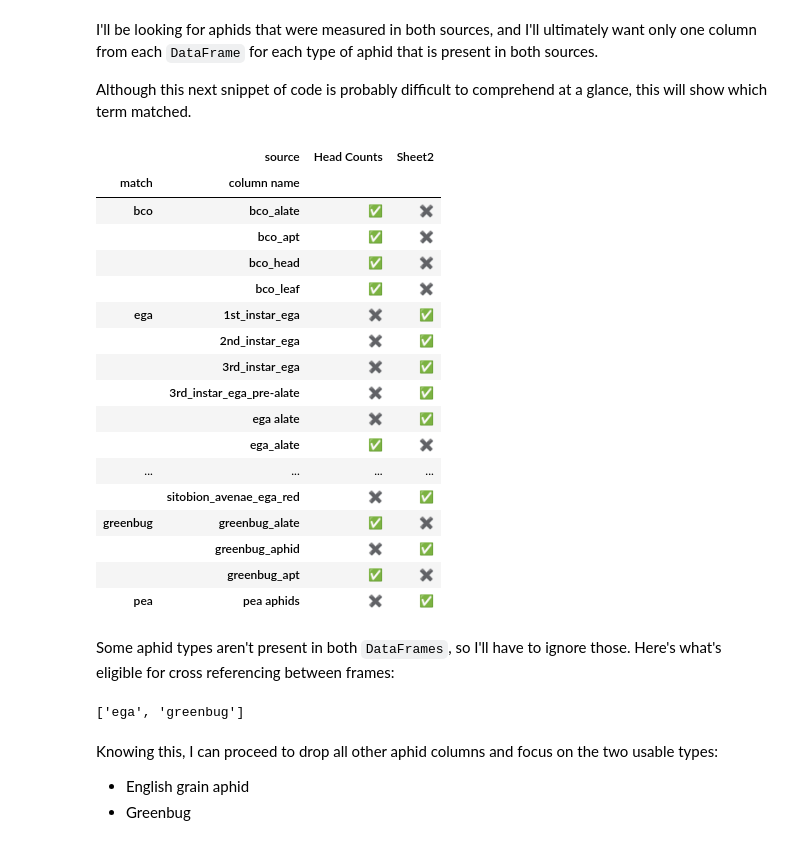
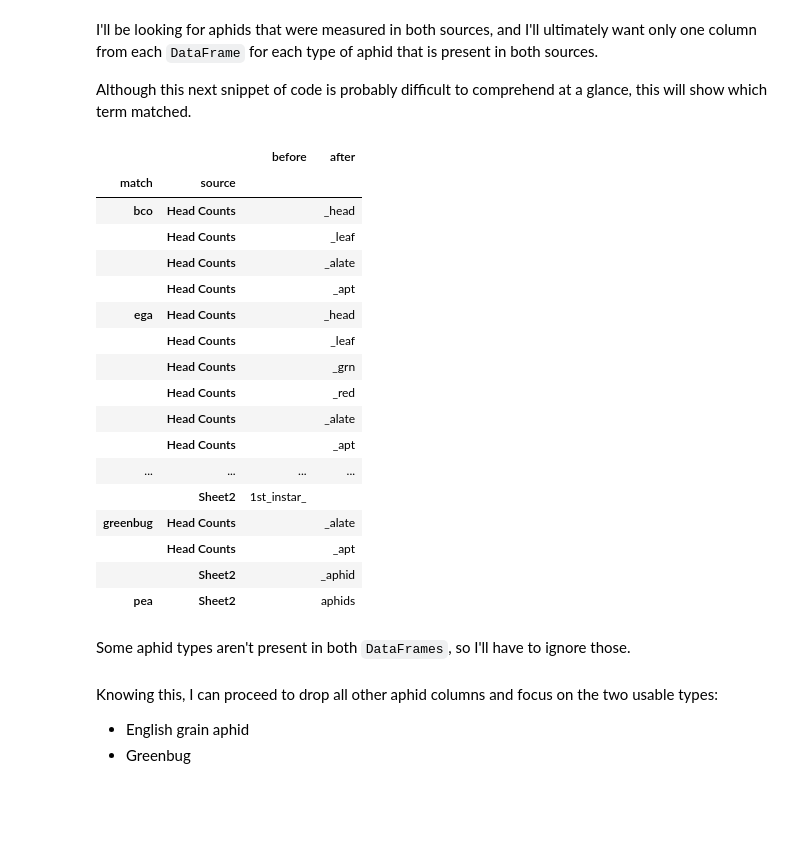
Before and after one commit to devvyn/aafc-field-data, a Jupyter notebook: notebook/projects/2016-sweep-vs-tiller/2016-sweep-vs-tiller.ipynb, the cells around one changed output. Cells and saved outputs as stored; diff of their text form; code cells hidden in the pictures; blank space fills up the shorter version.

Commit message:
:construction: :memo: improve meaningfulness of tables

```diff
--- a/notebook/projects/2016-sweep-vs-tiller/2016-sweep-vs-tiller.ipynb
+++ b/notebook/projects/2016-sweep-vs-tiller/2016-sweep-vs-tiller.ipynb
@@ -1644,77 +1644,58 @@ Although this next snippet of code is probably difficult to comprehend at a glan
 # %%
 aphid_column_names = (
     pandas.concat(
         (
             {
                 name: (
                     frame
                     .columns[
-                        frame
-                        .columns
-                        .str.contains(aphid_term_pattern)
-                        &
-                        ~ (
+                        (
+                            frame.columns
+                            .str.contains(aphid_term_pattern)
+                        ) & ~ (
                             frame
                             .columns
                             .str.contains(excluded_term_pattern)
                         )
                     ]
                 ).to_series()
                 for name, frame in sheets_to_compare.items()
             }
         ),
         sort=True,
         names=['source', 'column name'],
     )
     .str.extract(
-        f'(?P<match>{conjoin_patterns(aphid_terms)})'
+        f'(?P<before>.*?)(?P<match>{conjoin_patterns(aphid_terms)})(?P<after>.*)',
+        expand=False,
     )
     .set_index('match', append=True)
-    .reorder_levels(order=(2, 1, 0), axis='index')
+    .reset_index('column name', drop=True)
+    .reorder_levels(order=(1, 0,), axis='index')
+    .sort_index(level="match")
 )
-aphid_column_names['identified'] = True
-aphid_column_names = (
-    aphid_column_names
-    .isna()
-    .unstack()
-    .loc[:, 'identified']
-)
-visualize_boolean(
-    aphid_column_names
-)
+aphid_column_names
 # %% [output]
-|  | source | Head Counts | Sheet2 |
-| match | column name |  |  |
-| bco | bco_alate | ✅ | ✖️ |
-|  | bco_apt | ✅ | ✖️ |
-|  | bco_head | ✅ | ✖️ |
-|  | bco_leaf | ✅ | ✖️ |
-| ega | 1st_instar_ega | ✖️ | ✅ |
-|  | 2nd_instar_ega | ✖️ | ✅ |
-|  | 3rd_instar_ega | ✖️ | ✅ |
-|  | 3rd_instar_ega_pre-alate | ✖️ | ✅ |
-|  | ega alate | ✖️ | ✅ |
-|  | ega_alate | ✅ | ✖️ |
+|  |  | before | after |
+| match | source |  |  |
+| bco | Head Counts |  | _head |
+|  | Head Counts |  | _leaf |
+|  | Head Counts |  | _alate |
+|  | Head Counts |  | _apt |
+| ega | Head Counts |  | _head |
+|  | Head Counts |  | _leaf |
+|  | Head Counts |  | _grn |
+|  | Head Counts |  | _red |
+|  | Head Counts |  | _alate |
+|  | Head Counts |  | _apt |
 | ... | ... | ... | ... |
-|  | sitobion_avenae_ega_red | ✖️ | ✅ |
-| greenbug | greenbug_alate | ✅ | ✖️ |
-|  | greenbug_aphid | ✖️ | ✅ |
-|  | greenbug_apt | ✅ | ✖️ |
-| pea | pea aphids | ✖️ | ✅ |
+|  | Sheet2 | 1st_instar_ |  |
+| greenbug | Head Counts |  | _alate |
+|  | Head Counts |  | _apt |
+|  | Sheet2 |  | _aphid |
+| pea | Sheet2 |  | aphids |
 # %% [markdown]
-Some aphid types aren't present in both `DataFrames`, so I'll have to ignore those. Here's what's eligible for cross referencing between frames:
+Some aphid types aren't present in both `DataFrames`, so I'll have to ignore those.
-# %%
-cross_matched_aphid_column_names = (
-    aphid_column_names
-    .reset_index(level='column name', drop=True)
-    .reset_index(level='match').drop_duplicates().set_index('match', append=True)
-    .unstack().stack(level='source')
-    .dropna(thresh=2, axis='columns',)
-    .columns.tolist()
-)
-cross_matched_aphid_column_names
-# %% [output]
-['ega', 'greenbug']
 # %% [markdown]
 Knowing this, I can proceed to drop all other aphid columns and focus on the two usable types:
 
```
Also changed, not shown: parts of 2 cells of this notebook.
